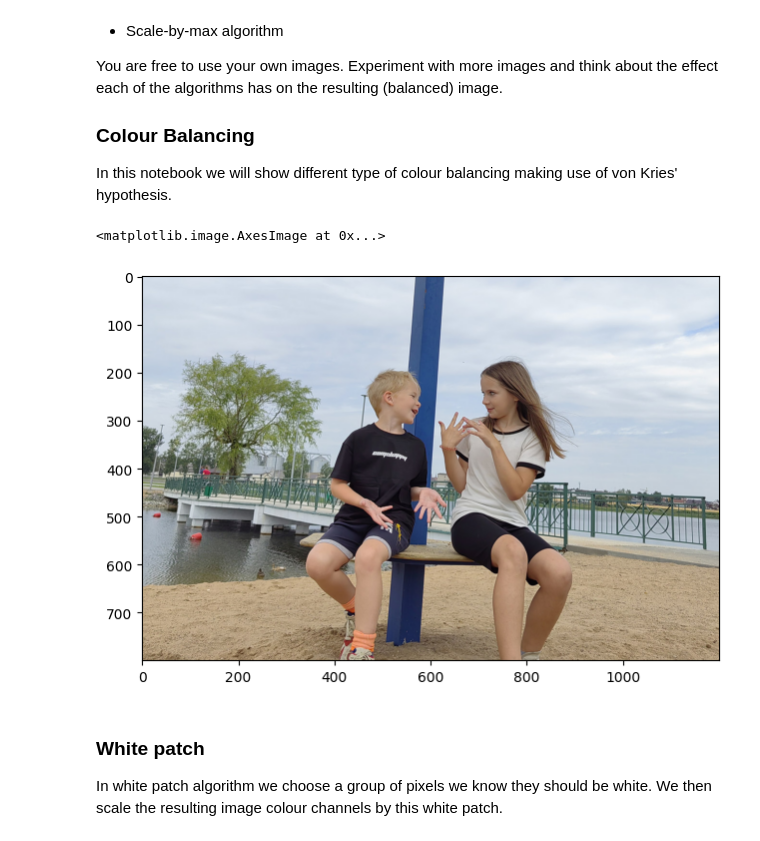
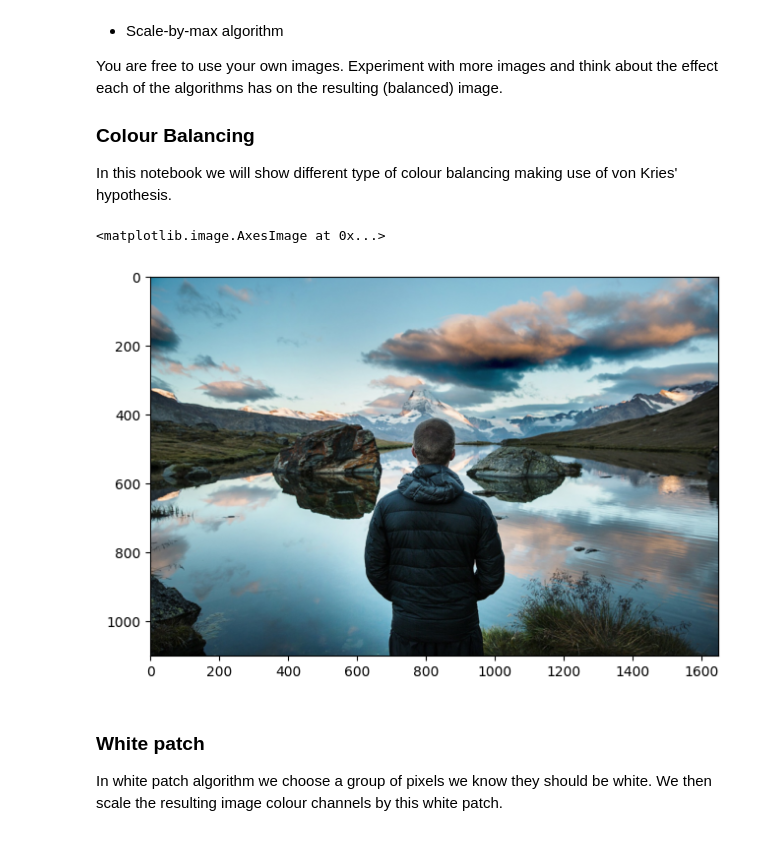
Before and after one commit to DenisKozachok/AI_learning, a Jupyter notebook: Lesson2/Homework2.ipynb, the cells around one changed output. Cells and saved outputs as stored; diff of their text form; code cells hidden in the pictures.

```diff
--- a/Lesson2/Homework2.ipynb
+++ b/Lesson2/Homework2.ipynb
@@ -15,12 +15,12 @@ from matplotlib import pyplot as plt
 import os
 plt.rcParams['figure.figsize'] = [15, 5]
 # %%
-img = cv2.imread('C:/Users/DenysK/PycharmProjects/AI/images/children.jpg')
+img = cv2.imread('D:/AI_learning/images/natures.jpg')
 img = cv2.cvtColor(img, cv2.COLOR_BGR2RGB)
 plt.imshow(img)
 # %% [output]
 <matplotlib.image.AxesImage at 0x...>
-[figure, old version]
+[figure, new version]
 # %% [markdown]
 ### White patch
 In white patch algorithm we choose a group of pixels we know they should be white. We then scale the resulting image colour channels by this white patch.
```
Also changed, not shown: parts of 4 cells of this notebook.
